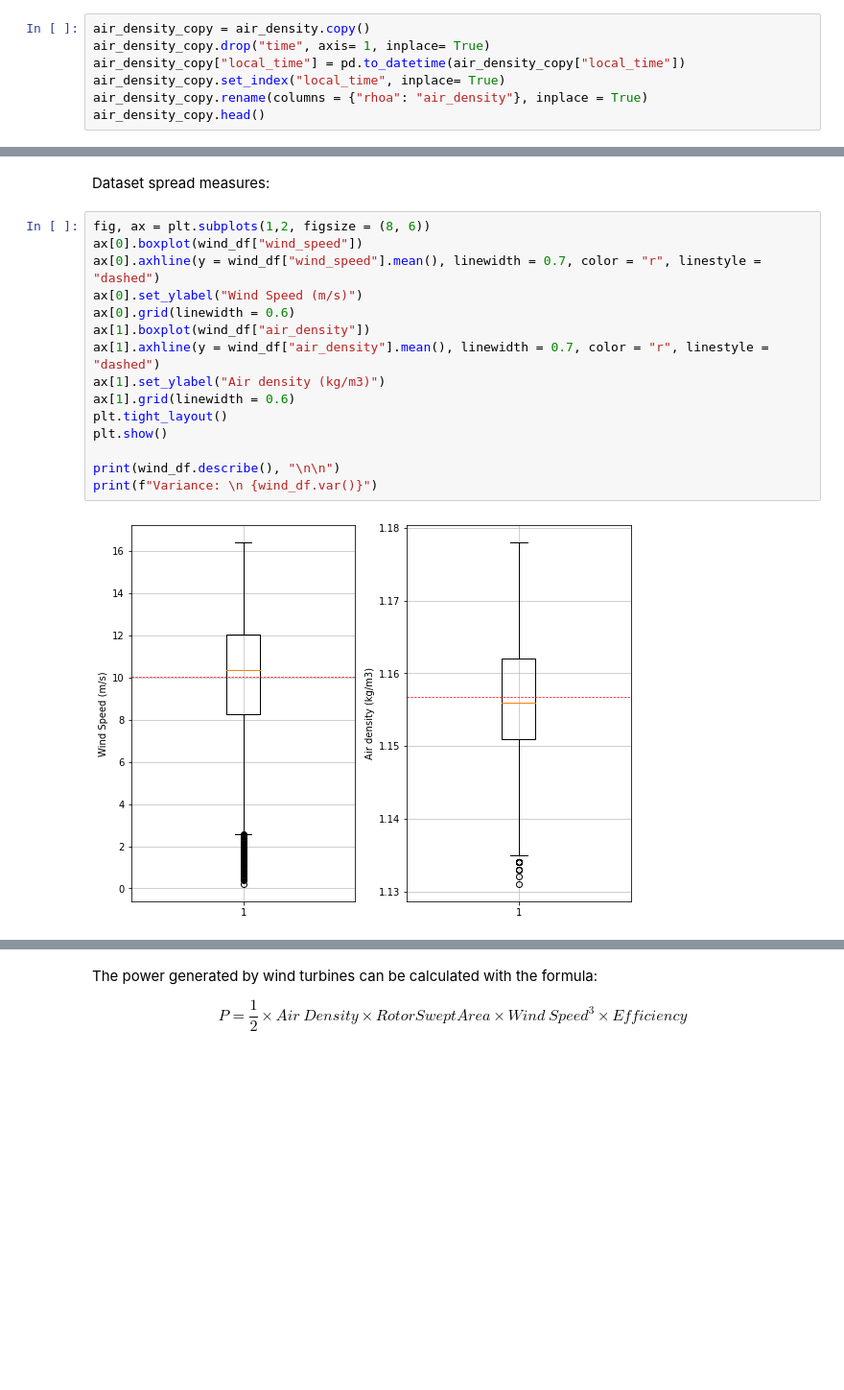
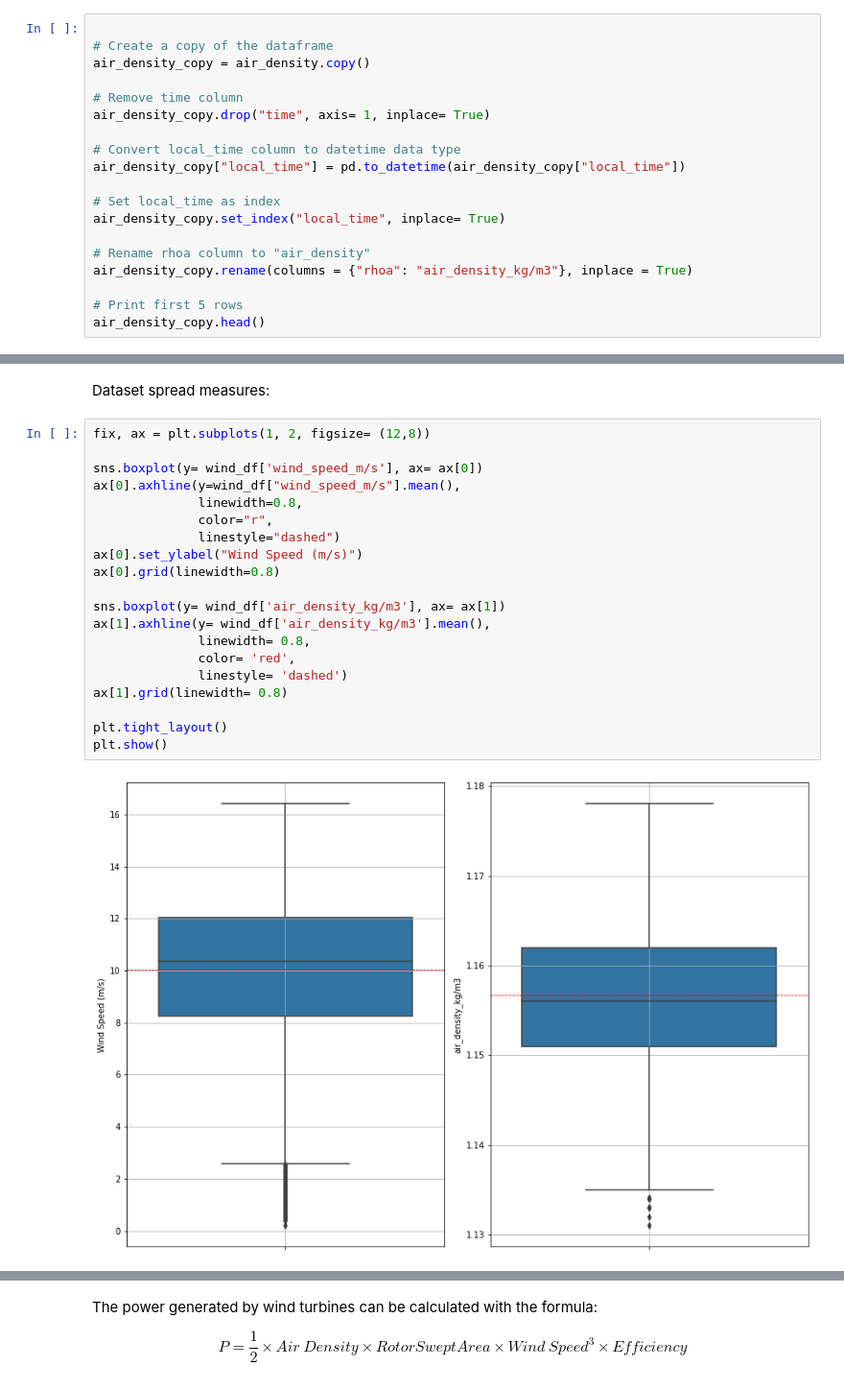
Before and after one commit to daniel-epm/guajira_wind_data, a Jupyter notebook: guajira_wind.ipynb, the cells around one changed output, grey strips where cells are left out. Shown: that part at 96% size. Drawn from its saved outputs; the diff is of its cells as text; blank space fills up the shorter version.

```diff
--- a/guajira_wind.ipynb
+++ b/guajira_wind.ipynb
@@ -76,10 +89,22 @@ wind_speed_copy.head()
 | 2018-12-31 22:00:00 | 13.327 |
 | 2018-12-31 23:00:00 | 13.341 |
 # %%
+
+# Create a copy of the dataframe
 air_density_copy = air_density.copy()
+
+# Remove time column
 air_density_copy.drop("time", axis= 1, inplace= True)
+
+# Convert local_time column to datetime data type
 air_density_copy["local_time"] = pd.to_datetime(air_density_copy["local_time"])
+
+# Set local_time as index
 air_density_copy.set_index("local_time", inplace= True)
-air_density_copy.rename(columns = {"rhoa": "air_density"}, inplace = True)
+
+# Rename rhoa column to "air_density"
+air_density_copy.rename(columns = {"rhoa": "air_density_kg/m3"}, inplace = True)
+
+# Print first 5 rows
 air_density_copy.head()
 # %% [output]
@@ -143,19 +203,24 @@ wind_df.head()
 # %% [markdown]
 Dataset spread measures:
 # %%
-fig, ax = plt.subplots(1,2, figsize = (8, 6))
-ax[0].boxplot(wind_df["wind_speed"])
-ax[0].axhline(y = wind_df["wind_speed"].mean(), linewidth = 0.7, color = "r", linestyle = "dashed")
+fix, ax = plt.subplots(1, 2, figsize= (12,8))
+
+sns.boxplot(y= wind_df['wind_speed_m/s'], ax= ax[0])
+ax[0].axhline(y=wind_df["wind_speed_m/s"].mean(),
+              linewidth=0.8,
+              color="r",
+              linestyle="dashed")
 ax[0].set_ylabel("Wind Speed (m/s)")
-ax[0].grid(linewidth = 0.6)
-ax[1].boxplot(wind_df["air_density"])
-ax[1].axhline(y = wind_df["air_density"].mean(), linewidth = 0.7, color = "r", linestyle = "dashed")
-ax[1].set_ylabel("Air density (kg/m3)")
-ax[1].grid(linewidth = 0.6)
+ax[0].grid(linewidth=0.8)
+
+sns.boxplot(y= wind_df['air_density_kg/m3'], ax= ax[1])
+ax[1].axhline(y= wind_df['air_density_kg/m3'].mean(),
+              linewidth= 0.8,
+              color= 'red',
+              linestyle= 'dashed')
+ax[1].grid(linewidth= 0.8)
+
 plt.tight_layout()
 plt.show()
-
-print(wind_df.describe(), "\n\n")
-print(f"Variance: \n {wind_df.var()}")
 # %% [output]
-[figure, old version]
+[figure, new version]
```
Also changed, not shown: parts of 14 cells of this notebook.
